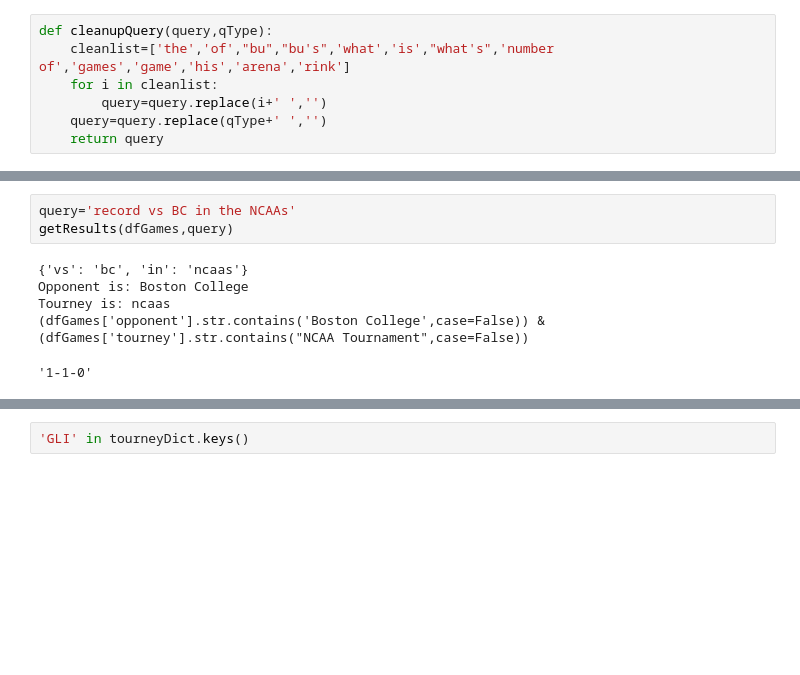
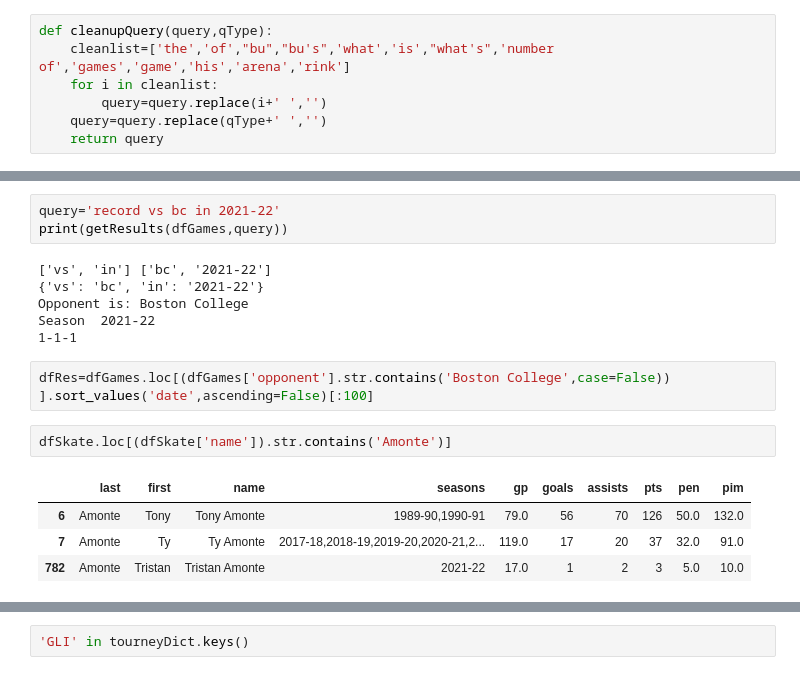
Before and after one commit to redsoxfan2194/buhockeystats, a Jupyter notebook: BU Record Book-Clean.ipynb, the cells around one changed output, grey strips where cells are left out. Drawn from its saved outputs; the diff is of its cells as text; blank space fills up the shorter version.

Commit message:
add to skaters

```diff
--- a/BU Record Book-Clean.ipynb
+++ b/BU Record Book-Clean.ipynb
@@ -592,11 +622,20 @@ def getResults(dfGames,query):
     else:
         return "No Results Found"
 # %%
-query='record vs BC in the NCAAs'
-getResults(dfGames,query)
+query='record vs bc in 2021-22'
+print(getResults(dfGames,query))
 # %% [output]
-{'vs': 'bc', 'in': 'ncaas'}
+['vs', 'in'] ['bc', '2021-22']
+{'vs': 'bc', 'in': '2021-22'}
 Opponent is: Boston College
-Tourney is: ncaas
-(dfGames['opponent'].str.contains('Boston College',case=False)) & (dfGames['tourney'].str.contains("NCAA Tournament",case=False))
+Season  2021-22
+1-1-1
-'1-1-0'
+# %%
+dfRes=dfGames.loc[(dfGames['opponent'].str.contains('Boston College',case=False)) ].sort_values('date',ascending=False)[:100]
+# %%
+dfSkate.loc[(dfSkate['name']).str.contains('Amonte')]
+# %% [output]
+|  | last | first | name | seasons | gp | goals | assists | pts | pen | pim |
+| 6 | Amonte | Tony | Tony Amonte | 1989-90,1990-91 | 79.0 | 56 | 70 | 126 | 50.0 | 132.0 |
+| 7 | Amonte | Ty | Ty Amonte | 2017-18,2018-19,2019-20,2020-21,2... | 119.0 | 17 | 20 | 37 | 32.0 | 91.0 |
+| 782 | Amonte | Tristan | Tristan Amonte | 2021-22 | 17.0 | 1 | 2 | 3 | 5.0 | 10.0 |
```
Also changed, not shown: parts of 4 cells of this notebook, 1 other file.
